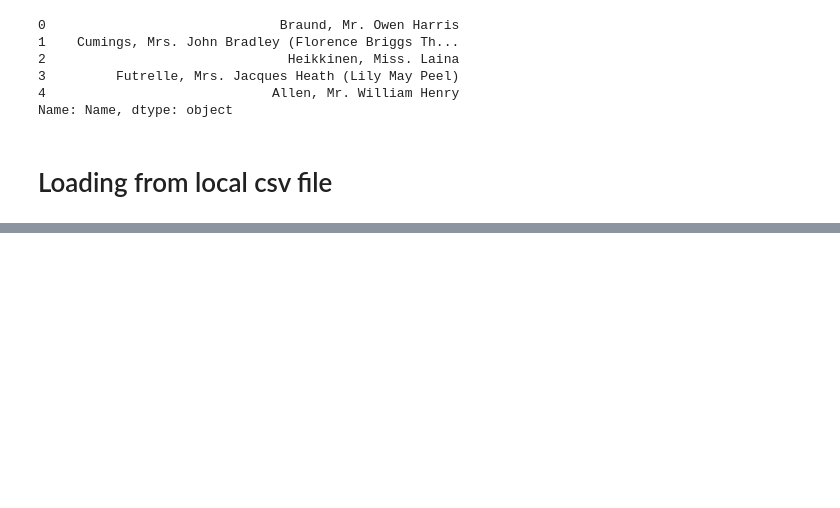
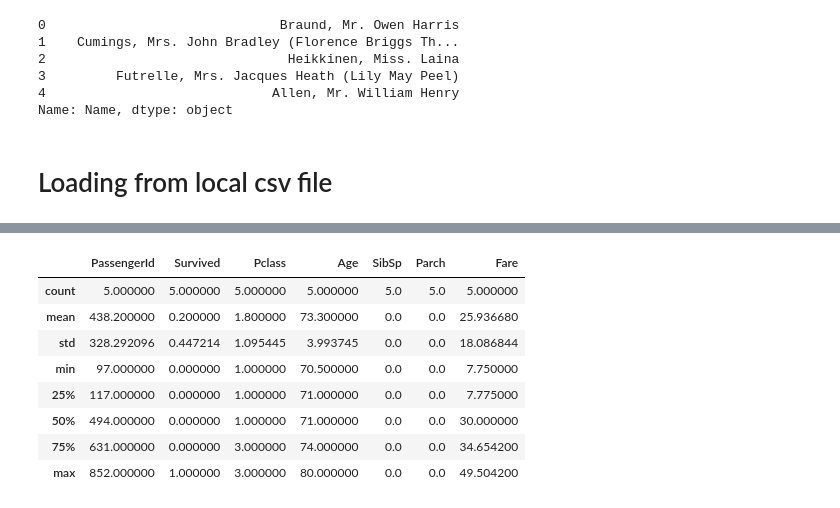
Before and after one commit to mdzaheerjk/Pandas, a Jupyter notebook: pandas.ipynb, the cells around one changed output, grey strips where cells are left out. Saved outputs shown, nothing was run; the diff lists cells and outputs as text; code cells hidden in the pictures; blank space fills up the shorter version.

```diff
--- a/pandas.ipynb
+++ b/pandas.ipynb
@@ -581,0 +650,12 @@ Name: Name, dtype: object
+# %%
+old_passengers.describe()
+# %% [output]
+|  | PassengerId | Survived | Pclass | Age | SibSp | Parch | Fare |
+| count | 5.000000 | 5.000000 | 5.000000 | 5.000000 | 5.0 | 5.0 | 5.000000 |
+| mean | 438.200000 | 0.200000 | 1.800000 | 73.300000 | 0.0 | 0.0 | 25.936680 |
+| std | 328.292096 | 0.447214 | 1.095445 | 3.993745 | 0.0 | 0.0 | 18.086844 |
+| min | 97.000000 | 0.000000 | 1.000000 | 70.500000 | 0.0 | 0.0 | 7.750000 |
+| 25% | 117.000000 | 0.000000 | 1.000000 | 71.000000 | 0.0 | 0.0 | 7.775000 |
+| 50% | 494.000000 | 0.000000 | 1.000000 | 71.000000 | 0.0 | 0.0 | 30.000000 |
+| 75% | 631.000000 | 0.000000 | 3.000000 | 74.000000 | 0.0 | 0.0 | 34.654200 |
+| max | 852.000000 | 1.000000 | 3.000000 | 80.000000 | 0.0 | 0.0 | 49.504200 |
```
Also changed, not shown: parts of 17 cells of this notebook.
